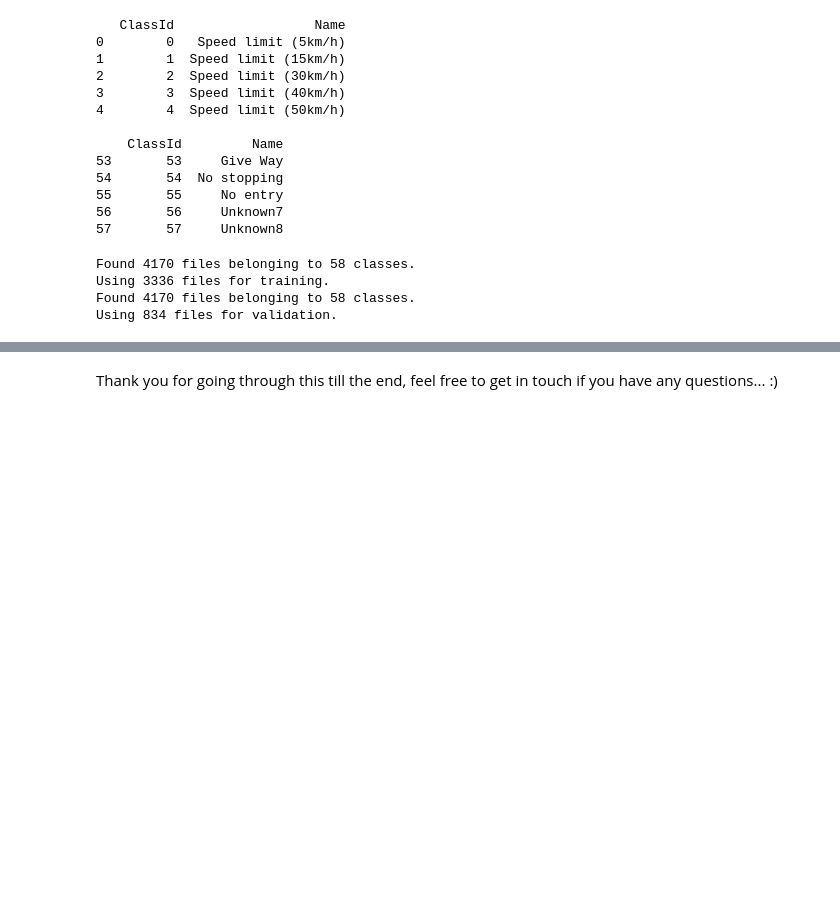
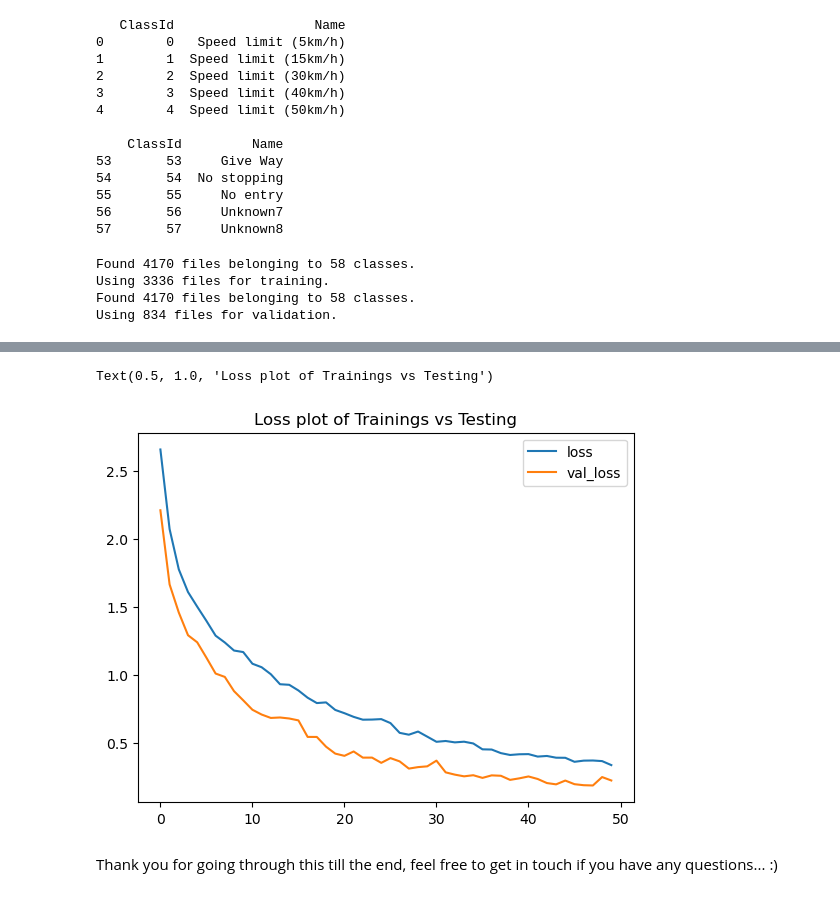
Before and after one commit to rizz045/Traffic-Signs-Recognition-using-CNN-and-Keras-, a Jupyter notebook: Traffic_Sign_Recognition_Using_CNN.ipynb, the cells around one changed output, grey strips where cells are left out. Saved outputs shown, nothing was run; the diff lists cells and outputs as text; code cells hidden in the pictures; blank space fills up the shorter version.

```diff
--- a/Traffic_Sign_Recognition_Using_CNN.ipynb
+++ b/Traffic_Sign_Recognition_Using_CNN.ipynb
@@ -176,8 +192,11 @@ plt.title("Accuracy plot of Trainings vs Testing")
 # %%
 # Loss plot
 plt.plot(history.history['loss'])
-plt.plot(history.histor['val_loss'])
+plt.plot(history.history['val_loss'])
 plt.legend(['loss', 'val_loss'], loc='upper right')
 plt.title("Loss plot of Trainings vs Testing")
+# %% [output]
+Text(0.5, 1.0, 'Loss plot of Trainings vs Testing')
+[figure, added]
 # %% [markdown]
 Thank you for going through this till the end, feel free to get in touch if you have any questions... :)
```
Also changed, not shown: parts of 10 cells of this notebook.
